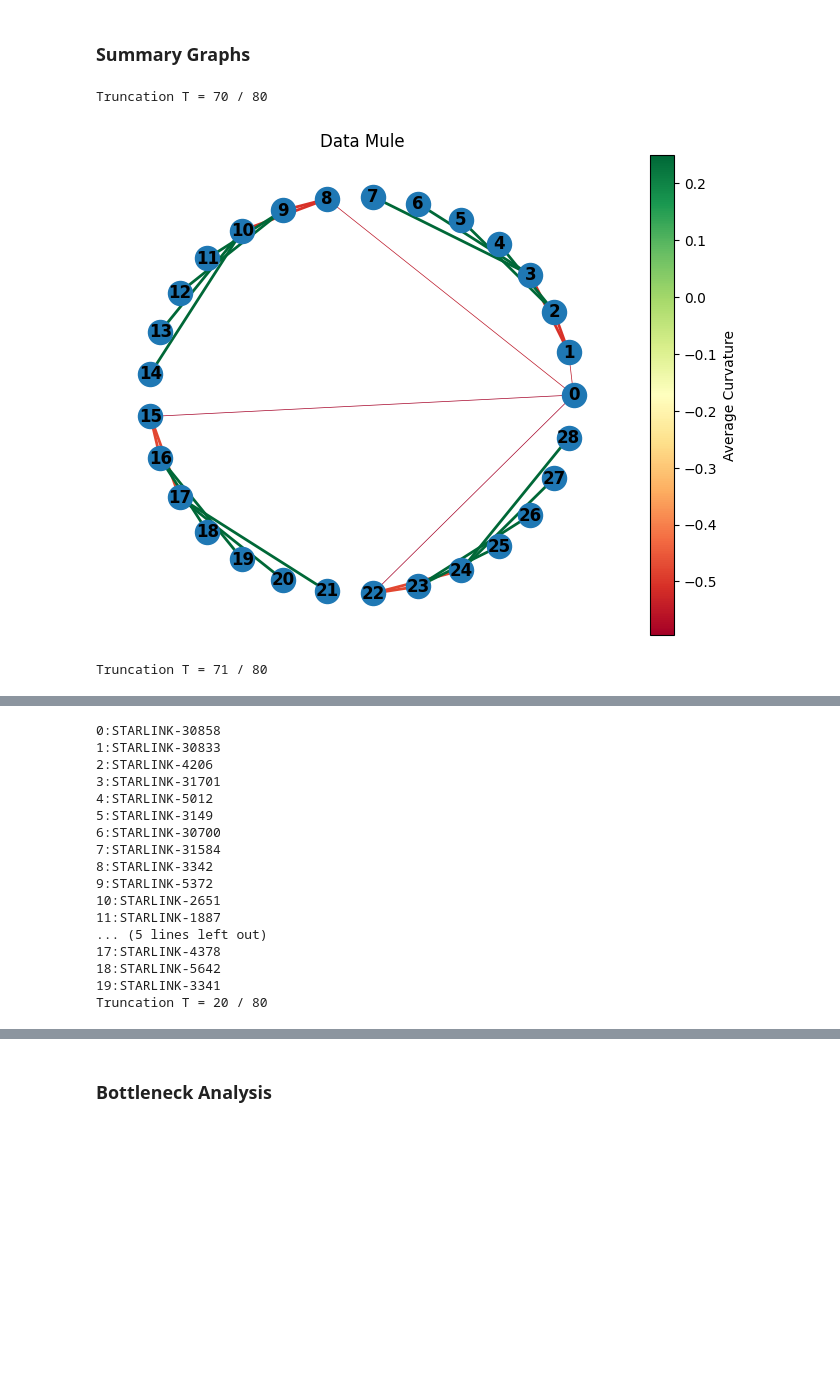
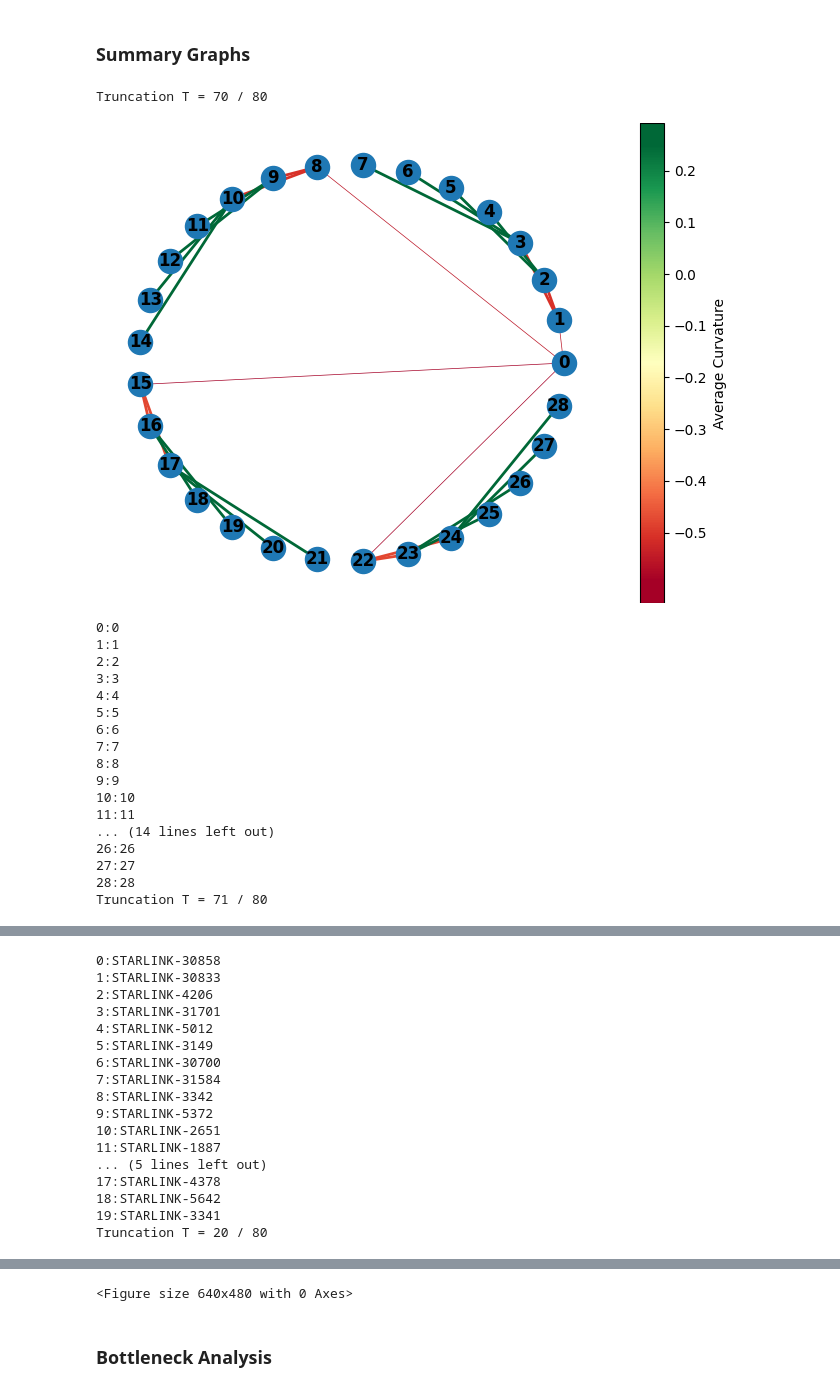
Before and after one commit to robertcardona/curvature, a Jupyter notebook: notebooks/Curvature.ipynb, the cells around one changed output, grey strips where cells are left out. Drawn from its saved outputs; the diff is of its cells as text; code cells hidden in the pictures; blank space fills up the shorter version.

```diff
--- a/notebooks/Curvature.ipynb
+++ b/notebooks/Curvature.ipynb
@@ -91,7 +95,7 @@ scenario_c = "LunaNet"
 
 filepath = "./scenario_c.csv"
 nodes, edges = rp.contact_analysis_report_parser(filepath)
-nodes, edges = rp.filter_contact_plan(nodes, edges, substring_exclusion_list=["Mars", "Moon", "Madrid"])
+nodes, edges = rp.filter_contact_plan(nodes, edges, substring_exclusion_list=["Mars", "Moon"])
 
 matrix_c = rp.contact_plan_to_matrix(nodes, edges)
 network_c = TemporalNetwork(matrix_c)
@@ -193,16 +197,35 @@ plot_signatures(network_c, sample_times_c, r = r_c, title = scenario_c)
 # %%
 # network_a.get_summary_graph()
 K = 1
 
-draw_summary_graph(network_a, title = scenario_a, K = K, r = r_a)
-# print(f"{network_a:n}")
+sg_a = draw_summary_graph(network_a, title = scenario_a, K = K, r = r_a)
+display(sg_a)
+print(f"{network_a:n}")
 
-draw_summary_graph(network_b, title = scenario_b, K = K, r = r_b)
+sg_b = draw_summary_graph(network_b, title = scenario_b, K = K, r = r_b)
+display(sg_b)
 print(f"{network_b:n}")
 
-draw_summary_graph(network_c, title = scenario_c, K = K, r = r_c)
+sg_c = draw_summary_graph(network_c, title = scenario_c, K = K, r = r_c)
+display(sg_c)
 print(f"{network_c:n}")
 # %% [output]
 Truncation T = 70 / 80
-[figure, old version]
+[figure, new version]
+0:0
+1:1
+2:2
+3:3
+4:4
+5:5
+6:6
+7:7
+8:8
+9:9
+10:10
+11:11
+... (14 lines left out)
+26:26
+27:27
+28:28
 Truncation T = 71 / 80
@@ -242,3 +266,4 @@ Truncation T = 20 / 80
+<Figure size 640x480 with 0 Axes>
 # %% [markdown]
 ### Bottleneck Analysis
 # %% [markdown]
```
Also changed, not shown: parts of 8 cells of this notebook, 3 other files.
